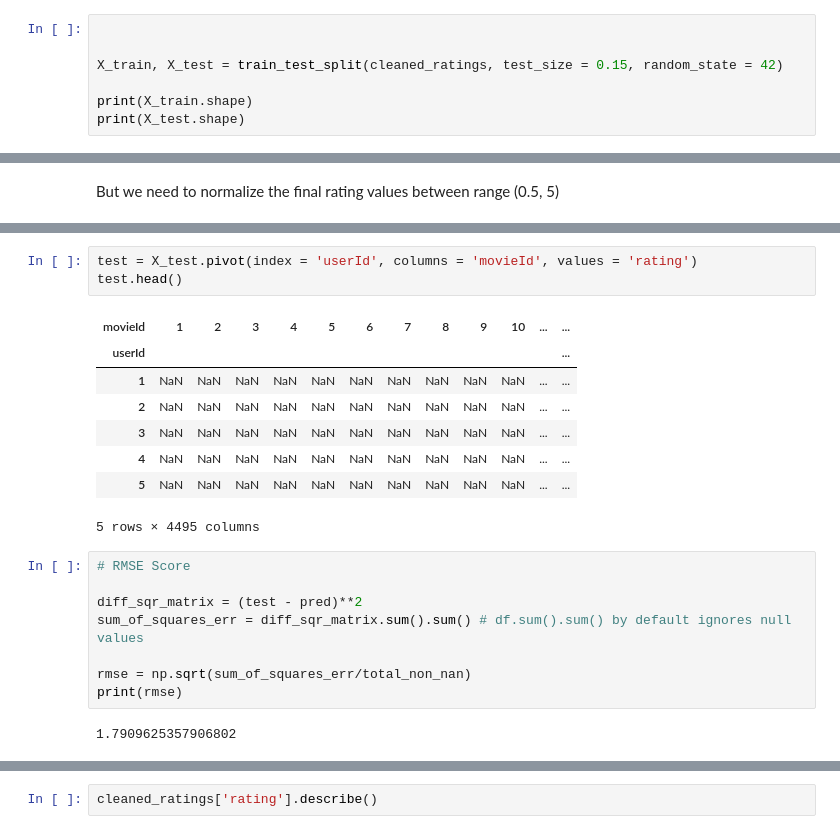
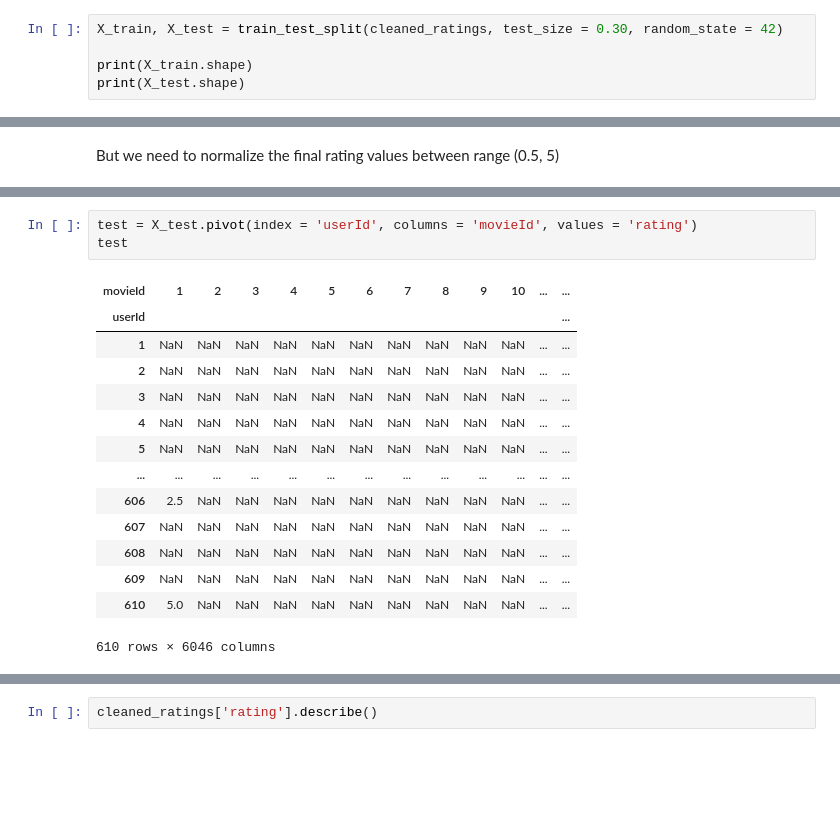
Before and after one commit to Nutdanai1221/Movie-Recommender-System, a Jupyter notebook: notebooks/movie-lens-recomendation.ipynb, the cells around one changed output, grey strips where cells are left out. Drawn from its saved outputs; the diff is of its cells as text; blank space fills up the shorter version.

```diff
--- a/notebooks/movie-lens-recomendation.ipynb
+++ b/notebooks/movie-lens-recomendation.ipynb
@@ -325,9 +325,7 @@ Data columns (total 3 columns):
 dtypes: float64(1), int64(2)
 memory usage: 3.1 MB
 # %%
-
-
-X_train, X_test = train_test_split(cleaned_ratings, test_size = 0.15, random_state = 42)
+X_train, X_test = train_test_split(cleaned_ratings, test_size = 0.30, random_state = 42)
 
 print(X_train.shape)
 print(X_test.shape)
@@ -576,22 +669,18 @@ total_non_nan
 # %%
 test = X_test.pivot(index = 'userId', columns = 'movieId', values = 'rating')
-test.head()
+test
 # %% [output]
 | movieId | 1 | 2 | 3 | 4 | 5 | 6 | 7 | 8 | 9 | 10 | ... | ... |
 | userId |  |  |  |  |  |  |  |  |  |  |  | ... |
 | 1 | NaN | NaN | NaN | NaN | NaN | NaN | NaN | NaN | NaN | NaN | ... | ... |
 | 2 | NaN | NaN | NaN | NaN | NaN | NaN | NaN | NaN | NaN | NaN | ... | ... |
 | 3 | NaN | NaN | NaN | NaN | NaN | NaN | NaN | NaN | NaN | NaN | ... | ... |
 | 4 | NaN | NaN | NaN | NaN | NaN | NaN | NaN | NaN | NaN | NaN | ... | ... |
 | 5 | NaN | NaN | NaN | NaN | NaN | NaN | NaN | NaN | NaN | NaN | ... | ... |
+| ... | ... | ... | ... | ... | ... | ... | ... | ... | ... | ... | ... | ... |
+| 606 | 2.5 | NaN | NaN | NaN | NaN | NaN | NaN | NaN | NaN | NaN | ... | ... |
+| 607 | NaN | NaN | NaN | NaN | NaN | NaN | NaN | NaN | NaN | NaN | ... | ... |
+| 608 | NaN | NaN | NaN | NaN | NaN | NaN | NaN | NaN | NaN | NaN | ... | ... |
+| 609 | NaN | NaN | NaN | NaN | NaN | NaN | NaN | NaN | NaN | NaN | ... | ... |
+| 610 | 5.0 | NaN | NaN | NaN | NaN | NaN | NaN | NaN | NaN | NaN | ... | ... |
-5 rows × 4495 columns
+610 rows × 6046 columns
-# %%
-# RMSE Score
-
-diff_sqr_matrix = (test - pred)**2
-sum_of_squares_err = diff_sqr_matrix.sum().sum() # df.sum().sum() by default ignores null values
-
-rmse = np.sqrt(sum_of_squares_err/total_non_nan)
-print(rmse)
-# %% [output]
-1.7909625357906802
```
Also changed, not shown: parts of 35 cells of this notebook, 10 other files.
